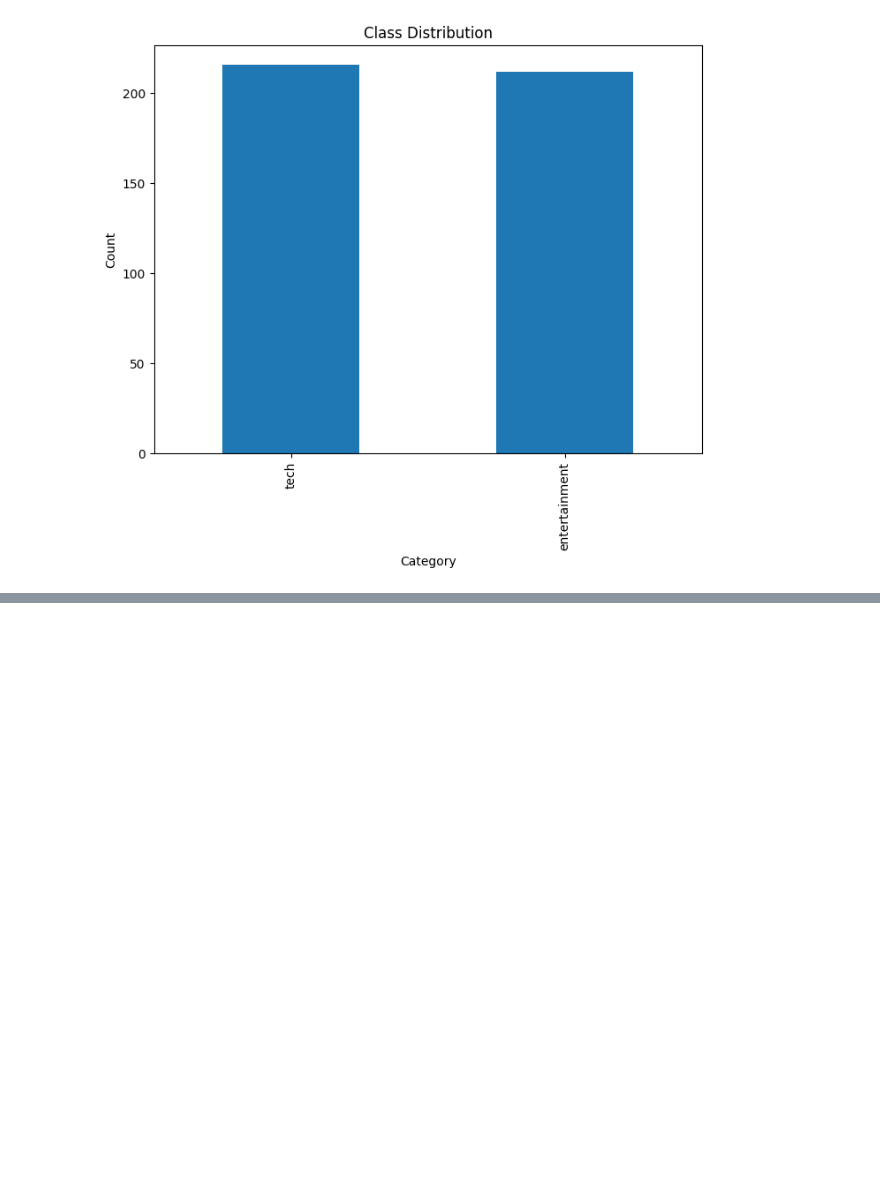
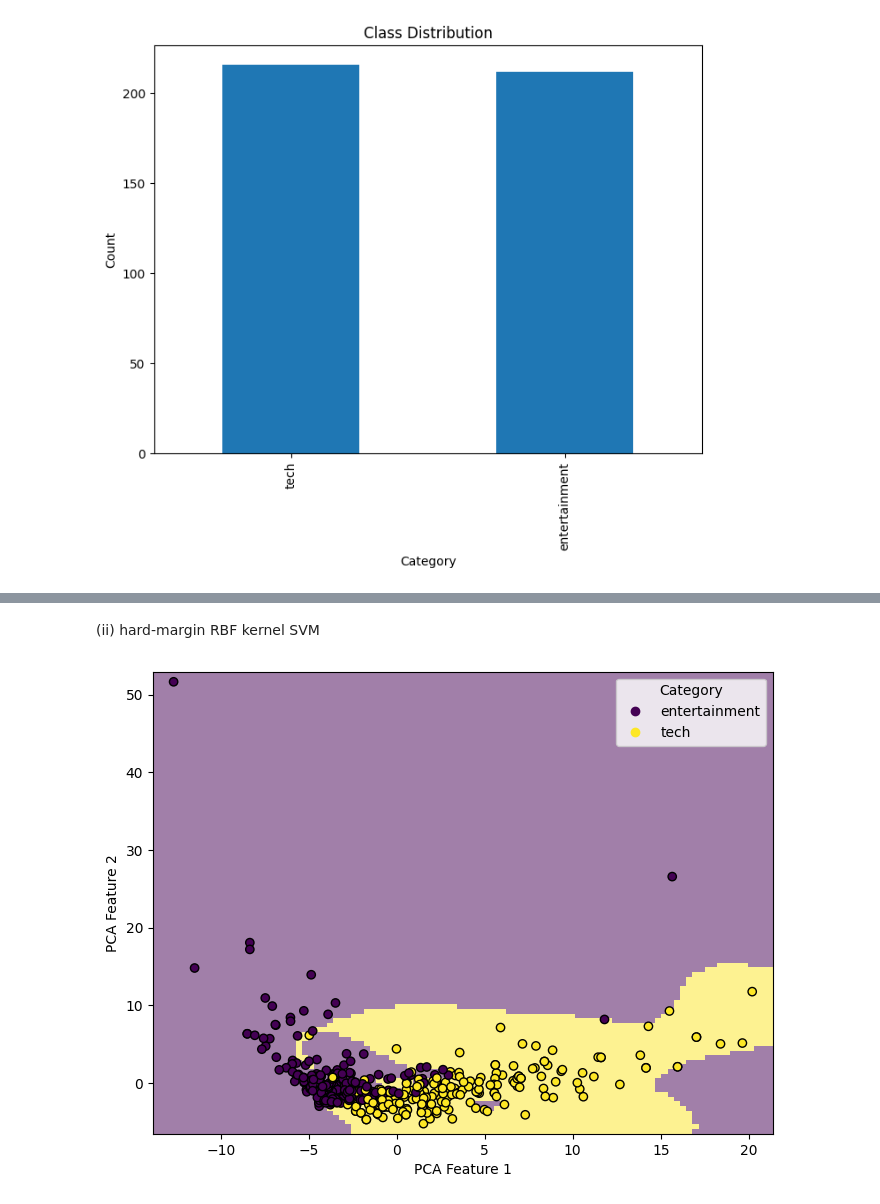
Before and after one commit to garethltm/361a3, a Jupyter notebook: a3.ipynb, the cells around one changed output, grey strips where cells are left out. Cells and saved outputs as stored; diff of their text form; code cells hidden in the pictures; blank space fills up the shorter version.

```diff
--- a/a3.ipynb
+++ b/a3.ipynb
@@ -215,0 +382,33 @@ plt.show()
+# %% [markdown]
+(ii) hard-margin RBF kernel SVM
+# %%
+# @title
+# Train the SVM model Rbf Hard Margin
+svm_rhm = SVC(kernel='rbf', C=1e10, gamma = 1 / (2 * 5 ** 2)) # use a very big number for c to get the hard margin
+svm_rhm.fit(X_2d, y)
+
+# plot surface plot
+fig, ax = plt.subplots(figsize=(8, 6))
+disp = DecisionBoundaryDisplay.from_estimator(
+    svm_rhm,
+    X_2d,
+    response_method="predict",
+    plot_method="pcolormesh",
+    xlabel="PCA Feature 1",
+    ylabel="PCA Feature 2",
+    shading="auto",
+    alpha=0.5,
+    ax=ax,
+)
+scatter = disp.ax_.scatter(X_2d.iloc[:, 0], X_2d.iloc[:, 1], c=y_encoded, edgecolors="k")
+disp.ax_.legend(
+    scatter.legend_elements()[0],
+    svm_rhm.classes_,
+    loc="upper right",
+    title="Category",
+)
+
+# display plot
+plt.show()
+# %% [output]
+[figure, added]
```
Also changed, not shown: parts of 49 cells of this notebook.
